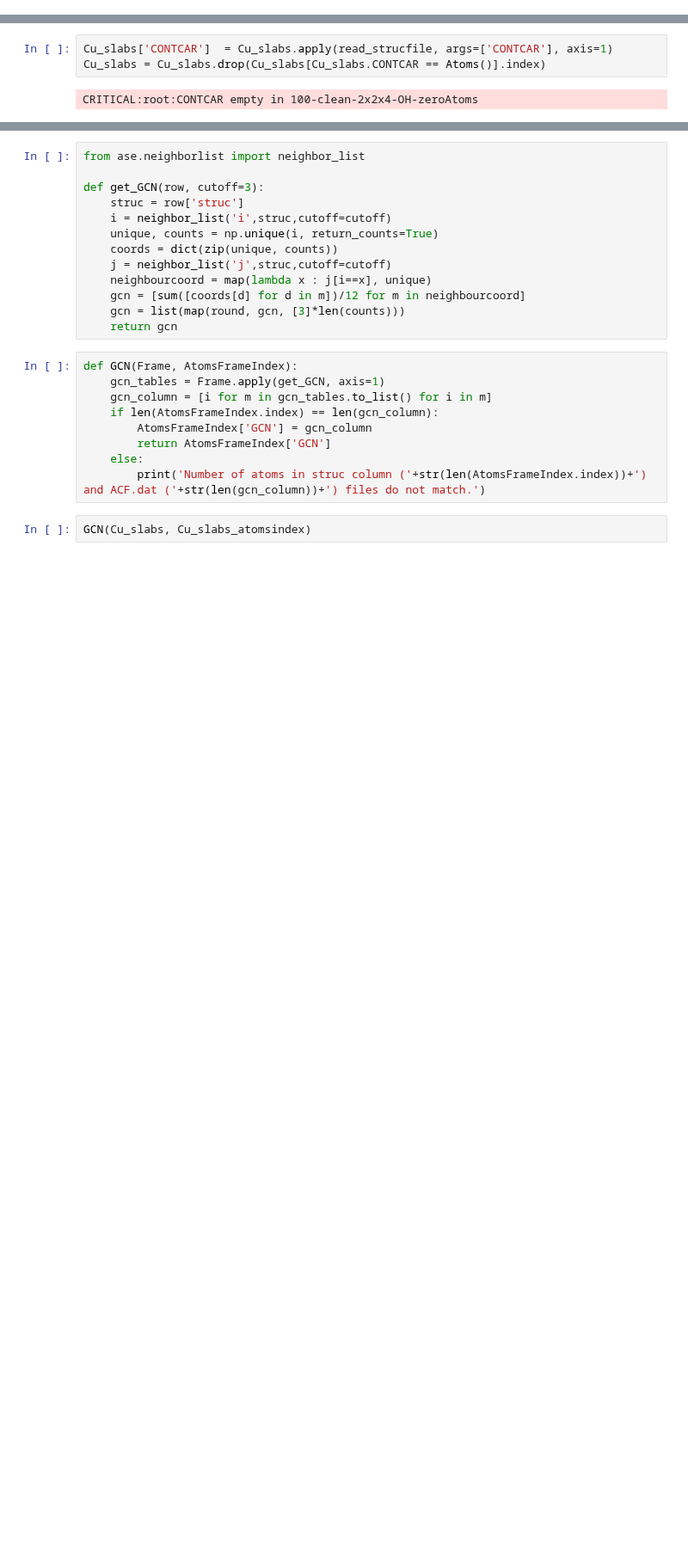
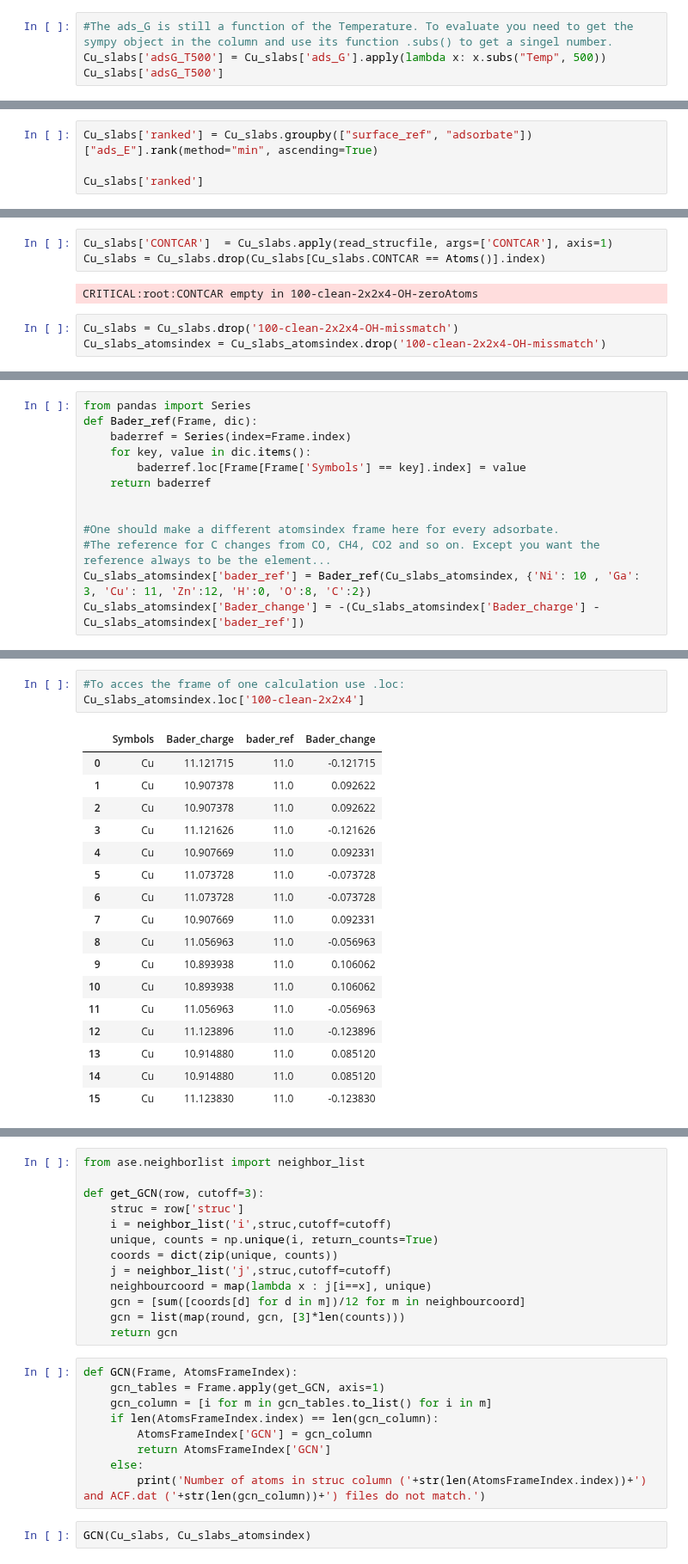
Before and after one commit to c-cppx/DFTDataFrame, a Jupyter notebook: Adsorbates.ipynb, the cells around one changed output, grey strips where cells are left out. Shown at 86% size. Saved outputs shown, nothing was run; the diff lists cells and outputs as text; blank space fills up the shorter version.

```diff
--- a/Adsorbates.ipynb
+++ b/Adsorbates.ipynb
@@ -409,0 +524,4 @@ ERROR:root:nanKeyError not in surface references
+# %%
+#The ads_G is still a function of the Temperature. To evaluate you need to get the sympy object in the column and use its function .subs() to get a singel number.
+Cu_slabs['adsG_T500'] = Cu_slabs['ads_G'].apply(lambda x: x.subs("Temp", 500))
+Cu_slabs['adsG_T500']
@@ -409,0 +538,4 @@ ERROR:root:nanKeyError not in surface references
+# %%
+Cu_slabs['ranked'] = Cu_slabs.groupby(["surface_ref", "adsorbate"])["ads_E"].rank(method="min", ascending=True)
+
+Cu_slabs['ranked']
@@ -498,6 +639,9 @@ Cu_slabs['CONTCAR']  = Cu_slabs.apply(read_strucfile, args=['CONTCAR'], axis=1)
 Cu_slabs = Cu_slabs.drop(Cu_slabs[Cu_slabs.CONTCAR == Atoms()].index)
 # %% [output]
 CRITICAL:root:CONTCAR empty in 100-clean-2x2x4-OH-zeroAtoms
+# %%
+Cu_slabs = Cu_slabs.drop('100-clean-2x2x4-OH-missmatch')
+Cu_slabs_atomsindex = Cu_slabs_atomsindex.drop('100-clean-2x2x4-OH-missmatch')
 # %%
 badertables = Charge(Cu_slabs)
 badertables.loc['100-clean-2x2x4'].columns
@@ -515,0 +671,13 @@ Cu_slabs_atomsindex_nomissmatch = Cu_slabs_atomsindex.drop('100-clean-2x2x4-OH-m
+# %%
+from pandas import Series
+def Bader_ref(Frame, dic):
+    baderref = Series(index=Frame.index)
+    for key, value in dic.items():
+        baderref.loc[Frame[Frame['Symbols'] == key].index] = value
+    return baderref
+
+
+#One should make a different atomsindex frame here for every adsorbate.
+#The reference for C changes from CO, CH4, CO2 and so on. Except you want the reference always to be the element...
+Cu_slabs_atomsindex['bader_ref'] = Bader_ref(Cu_slabs_atomsindex, {'Ni': 10 , 'Ga': 3, 'Cu': 11, 'Zn':12, 'H':0, 'O':8, 'C':2})
+Cu_slabs_atomsindex['Bader_change'] = -(Cu_slabs_atomsindex['Bader_charge'] - Cu_slabs_atomsindex['bader_ref'])
@@ -515,0 +692,21 @@ Cu_slabs_atomsindex_nomissmatch = Cu_slabs_atomsindex.drop('100-clean-2x2x4-OH-m
+# %%
+#To acces the frame of one calculation use .loc:
+Cu_slabs_atomsindex.loc['100-clean-2x2x4']
+# %% [output]
+|  | Symbols | Bader_charge | bader_ref | Bader_change |
+| 0 | Cu | 11.121715 | 11.0 | -0.121715 |
+| 1 | Cu | 10.907378 | 11.0 | 0.092622 |
+| 2 | Cu | 10.907378 | 11.0 | 0.092622 |
+| 3 | Cu | 11.121626 | 11.0 | -0.121626 |
+| 4 | Cu | 10.907669 | 11.0 | 0.092331 |
+| 5 | Cu | 11.073728 | 11.0 | -0.073728 |
+| 6 | Cu | 11.073728 | 11.0 | -0.073728 |
+| 7 | Cu | 10.907669 | 11.0 | 0.092331 |
+| 8 | Cu | 11.056963 | 11.0 | -0.056963 |
+| 9 | Cu | 10.893938 | 11.0 | 0.106062 |
+| 10 | Cu | 10.893938 | 11.0 | 0.106062 |
+| 11 | Cu | 11.056963 | 11.0 | -0.056963 |
+| 12 | Cu | 11.123896 | 11.0 | -0.123896 |
+| 13 | Cu | 10.914880 | 11.0 | 0.085120 |
+| 14 | Cu | 10.914880 | 11.0 | 0.085120 |
+| 15 | Cu | 11.123830 | 11.0 | -0.123830 |
```
Also changed, not shown: parts of 45 cells of this notebook.
